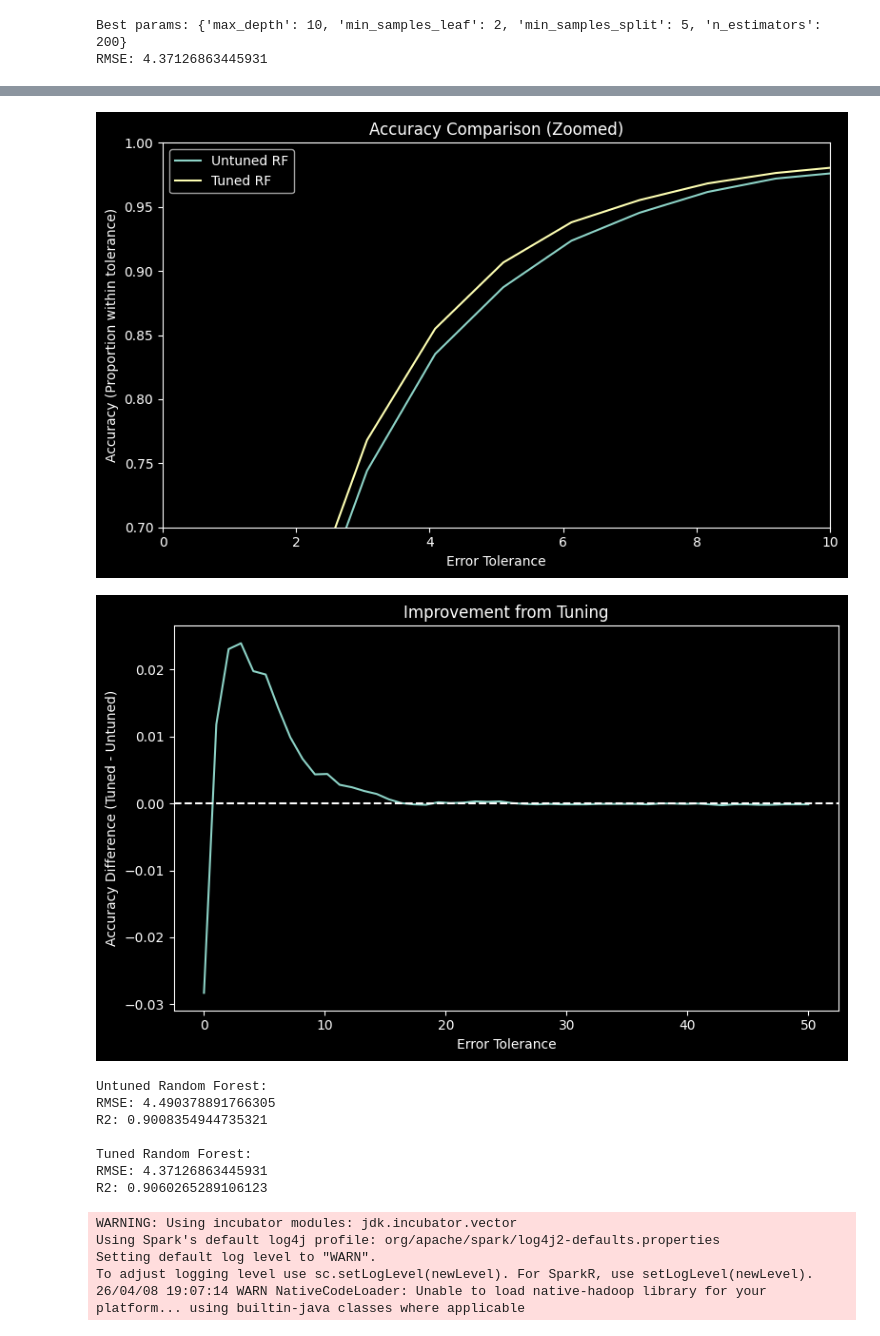
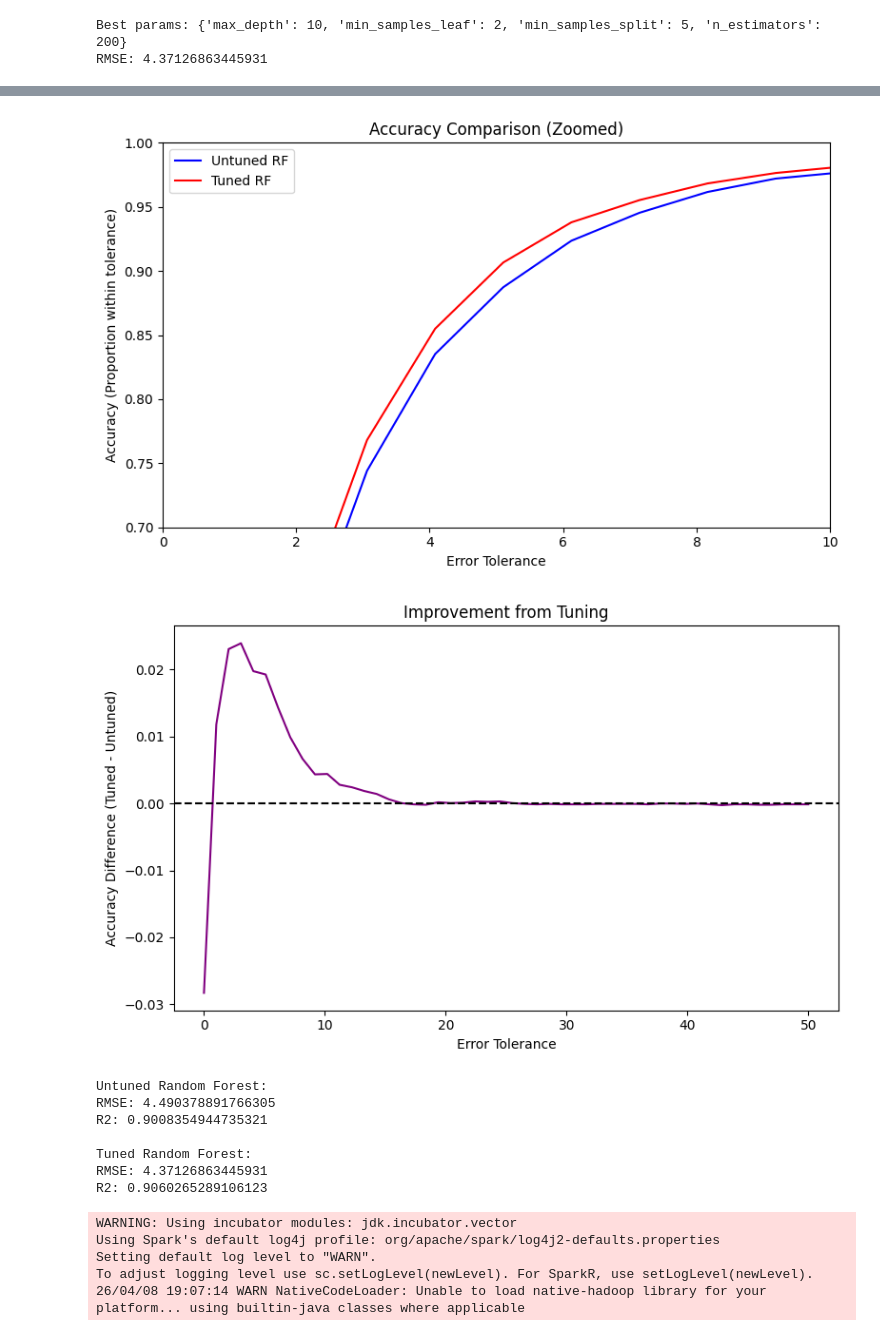
Before and after one commit to Nabzx/Models, a Jupyter notebook: Police_Project.ipynb, the cells around one changed output, grey strips where cells are left out. Drawn from its saved outputs; the diff is of its cells as text; code cells hidden in the pictures.

Commit message:
Fixed a couple visualisations

```diff
--- a/Police_Project.ipynb
+++ b/Police_Project.ipynb
@@ -1045,7 +1045,7 @@ plt.show()
 # %% [output]
 [figure]
 # %%
-plt.style.use('dark_background')
+plt.style.use('default')  # or 'seaborn-v0_8-whitegrid' for nicer styling
 
 feature = 'prev_month_crime_count'
 
@@ -1053,7 +1053,7 @@ residuals_lr = y_test - y_pred_lr
 
 plt.figure(figsize=(8,5))
 
-plt.scatter(X_test[feature], residuals_lr, alpha=0.3, color='cyan')
+plt.scatter(X_test[feature], residuals_lr, alpha=0.3, color='blue')
 
 # Smooth trend line
 import numpy as np
@@ -1061,9 +1061,9 @@ z = np.polyfit(X_test[feature], residuals_lr, 2)
 p = np.poly1d(z)
 x_vals = np.linspace(X_test[feature].min(), X_test[feature].max(), 100)
 
-plt.plot(x_vals, p(x_vals), color='yellow', linewidth=2)
+plt.plot(x_vals, p(x_vals), color='red', linewidth=2)
 
-plt.axhline(0, color='white', linestyle='--')
+plt.axhline(0, color='black', linestyle='--')
 
 plt.xlabel(feature)
 plt.ylabel("Residual")
@@ -1097,7 +1114,7 @@ plt.show()
 # %% [output]
 [figure]
 # %%
-plt.style.use('dark_background')
+plt.style.use('default')  # or 'seaborn-v0_8-whitegrid'
 
 feature = 'prev_month_crime_count'
 
@@ -1118,14 +1135,14 @@ rolling_std = df_rf['pred'].rolling(window).std()
 plt.figure(figsize=(8,5))
 
 # Mean prediction line
-plt.plot(df_rf['feature'], rolling_mean, color='lime', label='Mean Prediction')
+plt.plot(df_rf['feature'], rolling_mean, color='blue', label='Mean Prediction')
 
 # Uncertainty band
 plt.fill_between(
     df_rf['feature'],
     rolling_mean - rolling_std,
     rolling_mean + rolling_std,
-    color='lime',
+    color='blue',
     alpha=0.2,
     label='Prediction Spread'
 )
@@ -1180,6 +1214,8 @@ results = pd.concat([results, new_row], ignore_index=True)
 # %%
 import numpy as np
 import matplotlib.pyplot as plt
+
+plt.style.use('default')  # or 'seaborn-v0_8-whitegrid'
 
 # Absolute errors
 error_untuned = abs(y_test - y_pred_rf)
@@ -1195,8 +1231,8 @@ accuracy_tuned = [(error_tuned <= t).mean() for t in tolerances]
 # Plot
 plt.figure(figsize=(8,5))
 
-plt.plot(tolerances, accuracy_untuned, label='Untuned RF')
-plt.plot(tolerances, accuracy_tuned, label='Tuned RF')
+plt.plot(tolerances, accuracy_untuned, label='Untuned RF', color='blue')
+plt.plot(tolerances, accuracy_tuned, label='Tuned RF', color='red')
 
 plt.xlabel("Error Tolerance")
 plt.ylabel("Accuracy (Proportion within tolerance)")
@@ -1211,6 +1247,8 @@ plt.show()
 import numpy as np
 import matplotlib.pyplot as plt
 from sklearn import metrics
+
+plt.style.use('default')  # or 'seaborn-v0_8-whitegrid'
 
 # Absolute errors
 error_untuned = abs(y_test - y_pred_rf)
@@ -1228,8 +1266,8 @@ accuracy_tuned = [(error_tuned <= t).mean() for t in tolerances]
 # =========================
 plt.figure(figsize=(8,5))
 
-plt.plot(tolerances, accuracy_untuned, label='Untuned RF')
-plt.plot(tolerances, accuracy_tuned, label='Tuned RF')
+plt.plot(tolerances, accuracy_untuned, label='Untuned RF', color='blue')
+plt.plot(tolerances, accuracy_tuned, label='Tuned RF', color='red')
 
 # Zoom in to reveal differences
 plt.xlim(0, 10)
@@ -1245,37 +1283,37 @@ plt.show()
 
 
 # =========================
 # 2. DIFFERENCE PLOT
 # =========================
 diff = np.array(accuracy_tuned) - np.array(accuracy_untuned)
 
 plt.figure(figsize=(8,5))
 
-plt.plot(tolerances, diff)
+plt.plot(tolerances, diff, color='purple')
 
-plt.axhline(0, linestyle='--')
+plt.axhline(0, linestyle='--', color='black')
 
 plt.xlabel("Error Tolerance")
 plt.ylabel("Accuracy Difference (Tuned - Untuned)")
 plt.title("Improvement from Tuning")
 
 plt.tight_layout()
 plt.show()
 
 
 # =========================
 # 3. NUMERICAL COMPARISON
 # =========================
 print("Untuned Random Forest:")
 print("RMSE:", np.sqrt(metrics.mean_squared_error(y_test, y_pred_rf)))
 print("R2:", metrics.r2_score(y_test, y_pred_rf))
 
 print("\nTuned Random Forest:")
 print("RMSE:", np.sqrt(metrics.mean_squared_error(y_test, y_pred_rf_tuned)))
 print("R2:", metrics.r2_score(y_test, y_pred_rf_tuned))
 # %% [output]
-[figure, old version]
+[figure, new version]
-[figure, old version]
+[figure, new version]
 Untuned Random Forest:
 RMSE: 4.490378891766305
 R2: 0.9008354944735321
```
Also changed, not shown: parts of 4 cells of this notebook.
